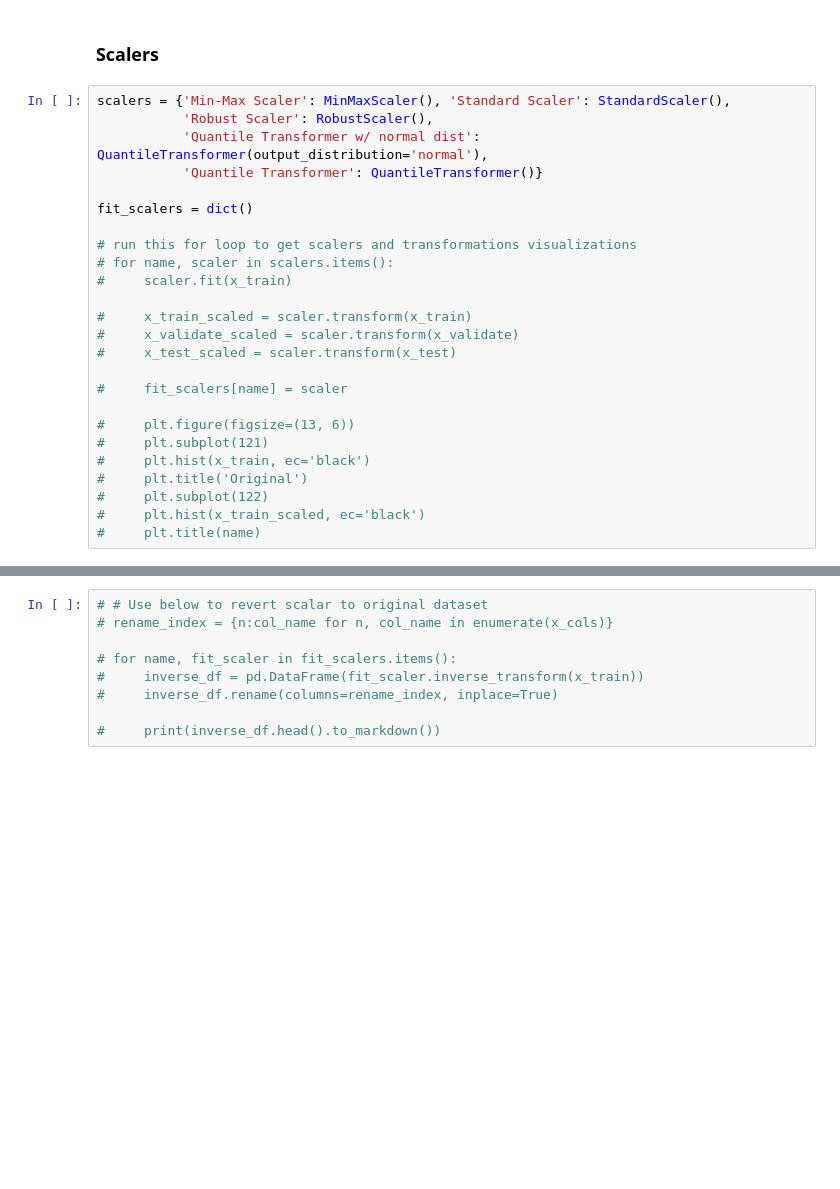
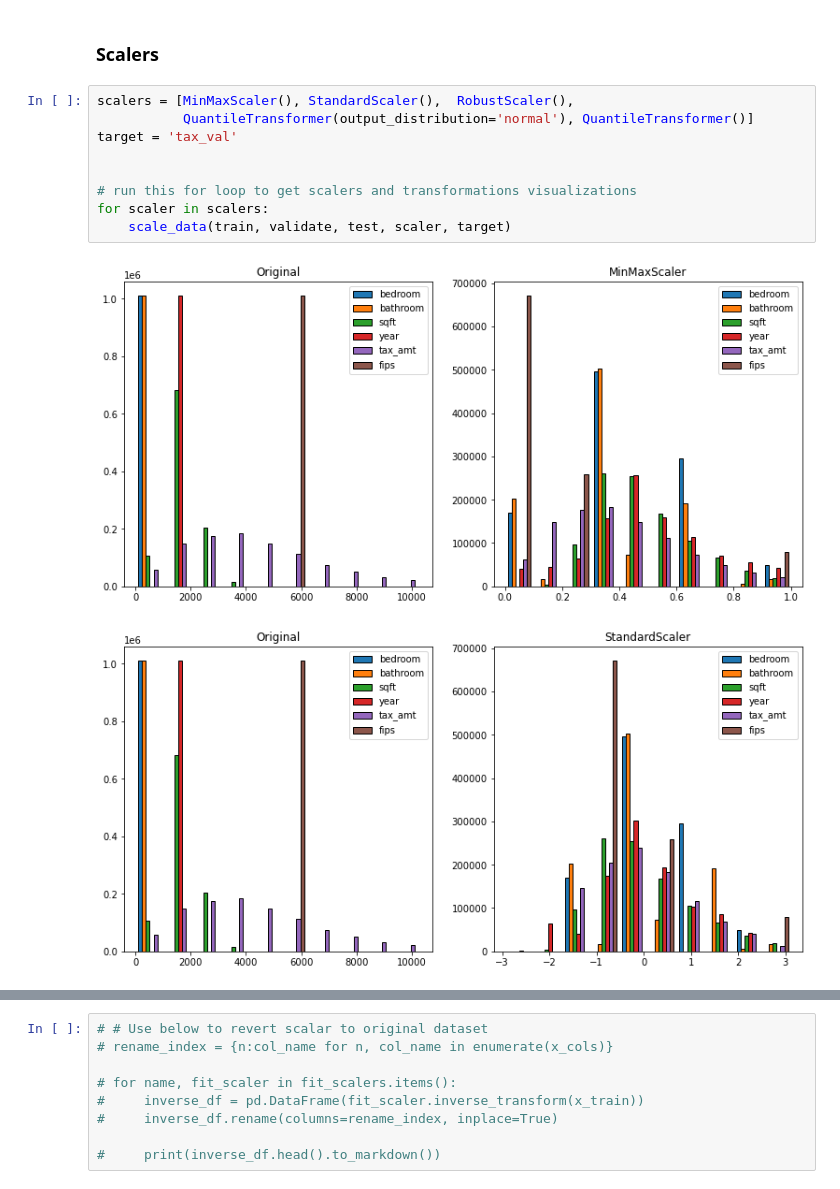
Before and after one commit to CharlesAtchison/regression-exercises, a Jupyter notebook: scaling.ipynb, the cells around one changed output, grey strips where cells are left out. Drawn from its saved outputs; the diff is of its cells as text; blank space fills up the shorter version.

Commit message:
Added legend to visualizations

```diff
--- a/scaling.ipynb
+++ b/scaling.ipynb
@@ -84,28 +84,15 @@ Validate: (432603, 7)
 Test: (360503, 7)
 # %% [markdown]
 ### Scalers
-# %%
-scalers = {'Min-Max Scaler': MinMaxScaler(), 'Standard Scaler': StandardScaler(),
-           'Robust Scaler': RobustScaler(),
-           'Quantile Transformer w/ normal dist': QuantileTransformer(output_distribution='normal'),
-           'Quantile Transformer': QuantileTransformer()}
-
-fit_scalers = dict()
-
-# run this for loop to get scalers and transformations visualizations
-# for name, scaler in scalers.items():
-#     scaler.fit(x_train)
-
-#     x_train_scaled = scaler.transform(x_train)
-#     x_validate_scaled = scaler.transform(x_validate)
-#     x_test_scaled = scaler.transform(x_test)
-
-#     fit_scalers[name] = scaler
-
-#     plt.figure(figsize=(13, 6))
-#     plt.subplot(121)
-#     plt.hist(x_train, ec='black')
-#     plt.title('Original')
-#     plt.subplot(122)
-#     plt.hist(x_train_scaled, ec='black')
-#     plt.title(name)
+# %%
+scalers = [MinMaxScaler(), StandardScaler(),  RobustScaler(),
+           QuantileTransformer(output_distribution='normal'), QuantileTransformer()]
+target = 'tax_val'
+
+
+# run this for loop to get scalers and transformations visualizations
+for scaler in scalers:
+    scale_data(train, validate, test, scaler, target)
+# %% [output]
+[figure, added]
+[figure, added]
```
Also changed, not shown: parts of 2 cells of this notebook, 6 other files.
